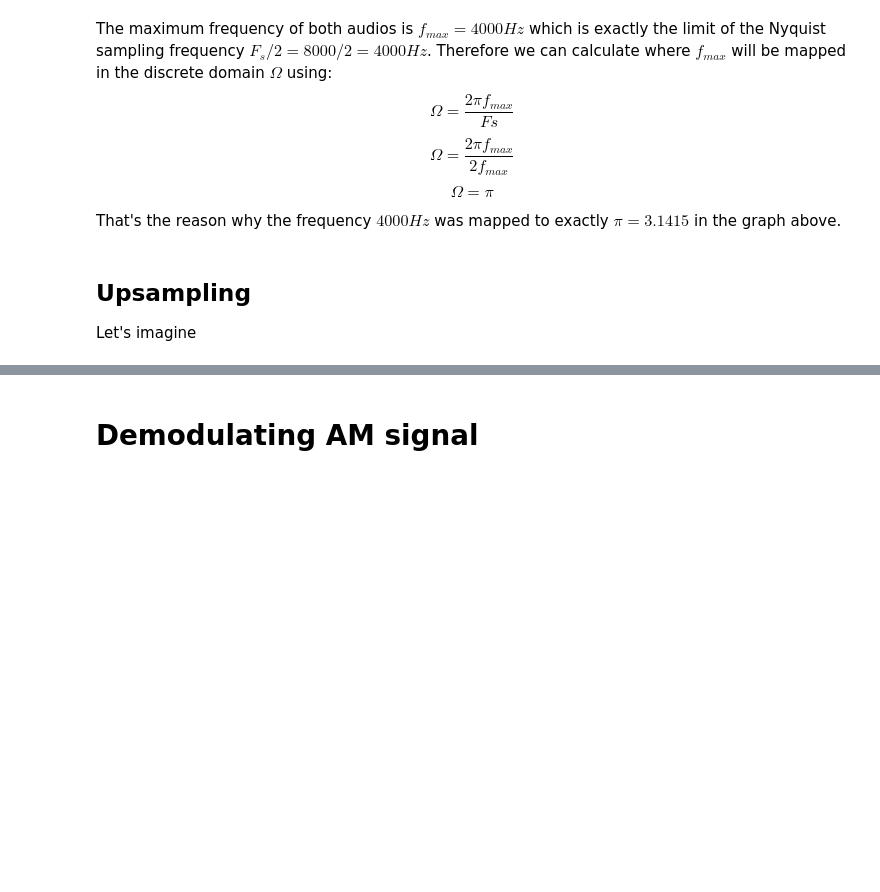
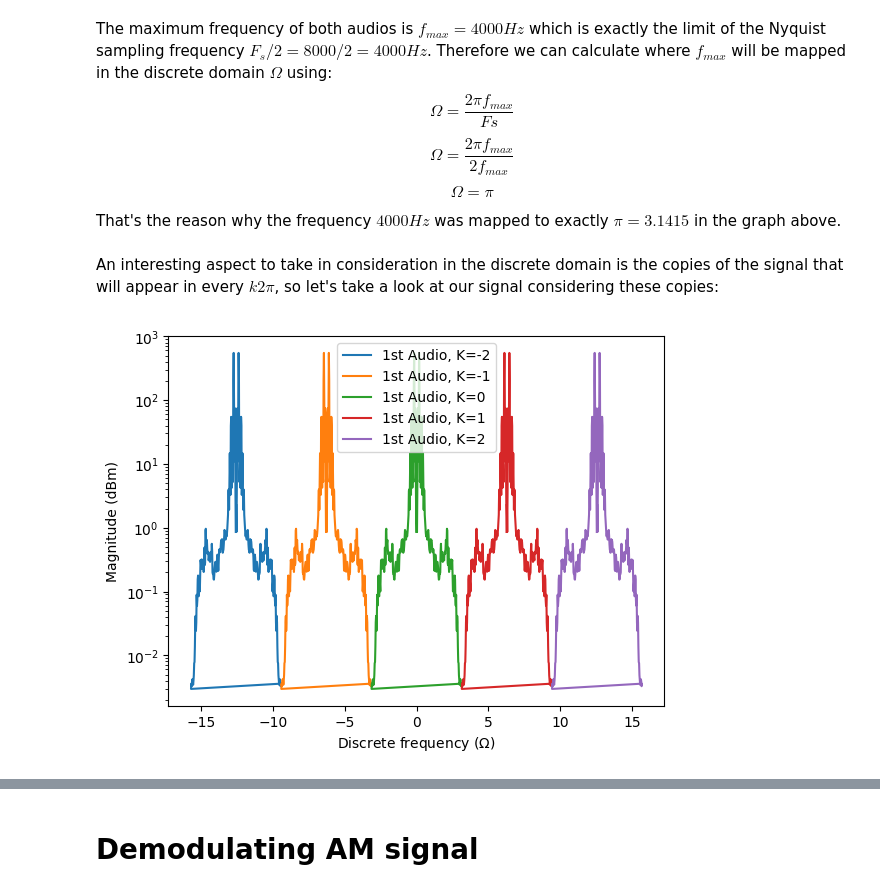
Before and after one commit to cleversonahum/digital_transmission_codes, a Jupyter notebook: codes/am-exercise-1.ipynb, the cells around one changed output, grey strips where cells are left out. Cells and saved outputs as stored; diff of their text form; code cells hidden in the pictures; blank space fills up the shorter version.

```diff
--- a/codes/am-exercise-1.ipynb
+++ b/codes/am-exercise-1.ipynb
@@ -64,7 +64,17 @@ $$ \Omega = \frac{2\pi f_{\mathit{max}}}{2f_{\mathit{max}}} $$
 $$ \Omega = \pi $$
 
 That's the reason why the frequency $4000 Hz$ was mapped to exactly $\pi=3.1415$ in the graph above.
-# %% [markdown]
-## Upsampling
-
-Let's imagine
+# %% [markdown]
+An interesting aspect to take in consideration in the discrete domain is the copies of the signal that will appear in every $k 2 \pi$, so let's take a look at our signal considering these copies:
+# %%
+xf1_copies, yp1_copies = signal.welch(audio1, Fs1, return_onesided=False)
+num_copies = 2
+plt.figure()
+for k in np.arange(-1*num_copies, num_copies+1):
+	plt.semilogy(k*2*np.pi+2*np.pi*xf1_copies/Fs1, yp1_copies, label=f"1st Audio, K={k}") # We are including K in the x-axis
+plt.legend()
+plt.xlabel(r"Discrete frequency ($\Omega$)")
+plt.ylabel("Magnitude (dBm)")
+plt.show()
+# %% [output]
+[figure, added]
```
Also changed, not shown: parts of 21 cells of this notebook.
